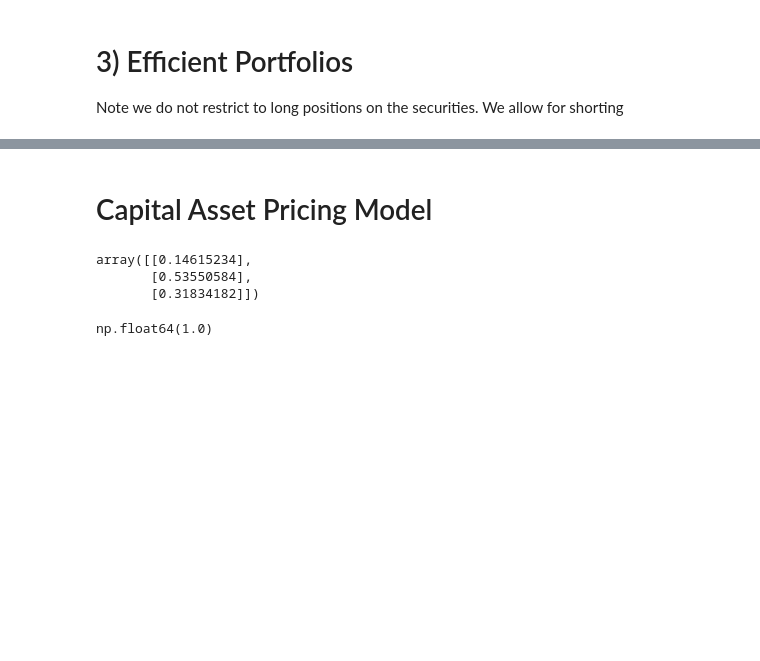
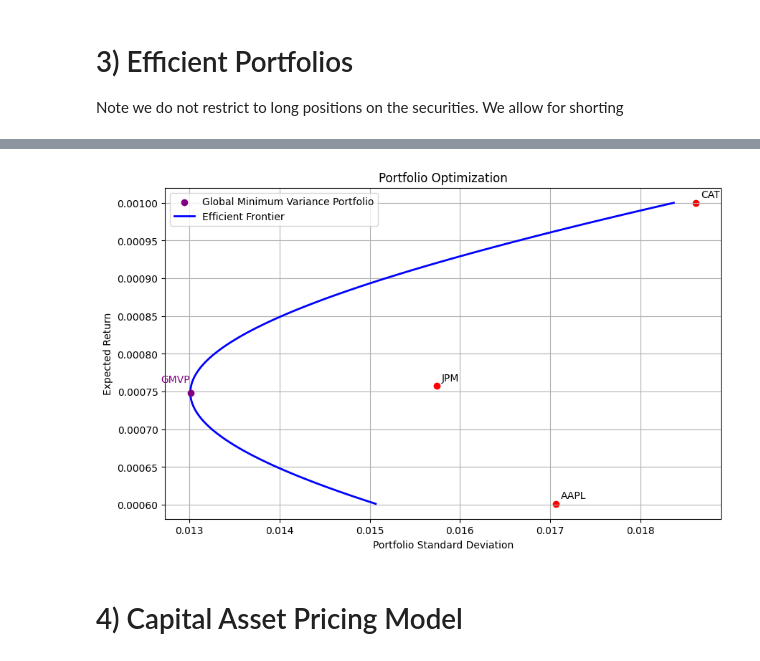
Before and after one commit to javidsegura/portfolio-optimization, a Jupyter notebook: portfolio.ipynb, the cells around one changed output, grey strips where cells are left out. Cells and saved outputs as stored; diff of their text form; code cells hidden in the pictures; blank space fills up the shorter version.

```diff
--- a/portfolio.ipynb
+++ b/portfolio.ipynb
@@ -226,2 +105,5 @@ array([[0.00017943]])
+# %%
+# Lets update the class with the new computed data
+portfolio.update_data()
 # %% [markdown]
 # 2) Global Minimum Variance Portfolio
@@ -363,2 +145,6 @@ plt.show()
+# %%
+portfolio.plots.plot_results(include_gmvp=True, include_efficient_frontier=True, include_individual_securities=True)
+# %% [output]
+[figure, added]
 # %% [markdown]
-# Capital Asset Pricing Model
+# 4) Capital Asset Pricing Model
@@ -367,21 +150,0 @@ rf = 0.0002
-# %%
-# 2. compute excess returns
-excess = MU - rf * one_vec         # shape (n,1)
-
-# 3. the un-normalized tangency weights
-unnormalized = SIGMA_INV @ excess  # shape (n,1)
-
-# 4. normalization constant so weights sum to 1
-norm = float(one_vec.T @ unnormalized)
-
-# 5. the Maximum Sharpe‐Ratio portfolio weights
-w_msr = unnormalized / norm
-w_msr
-# %% [output]
-array([[0.14615234],
-       [0.53550584],
-       [0.31834182]])
-# %%
-w_msr.sum()
-# %% [output]
-np.float64(1.0)
```
Also changed, not shown: parts of 69 cells of this notebook, 12 other files.
